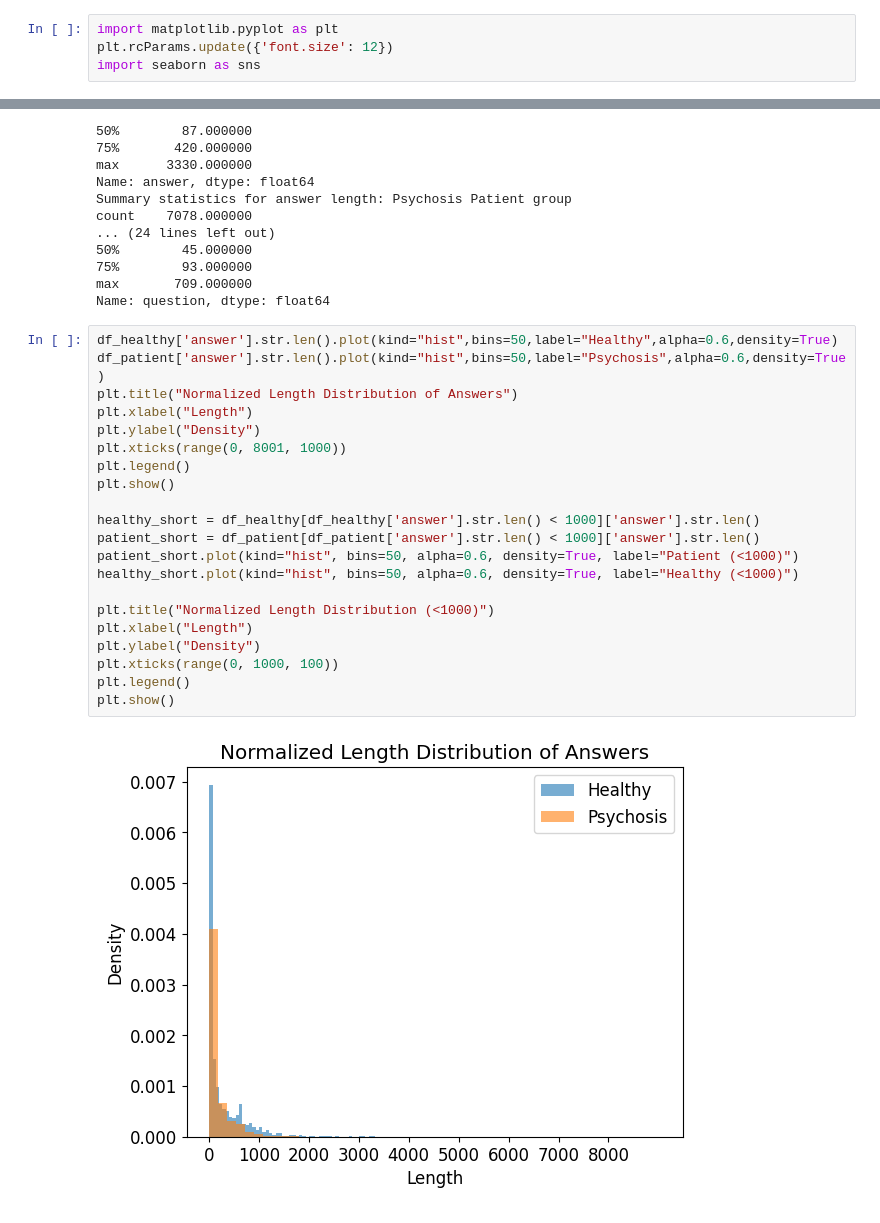
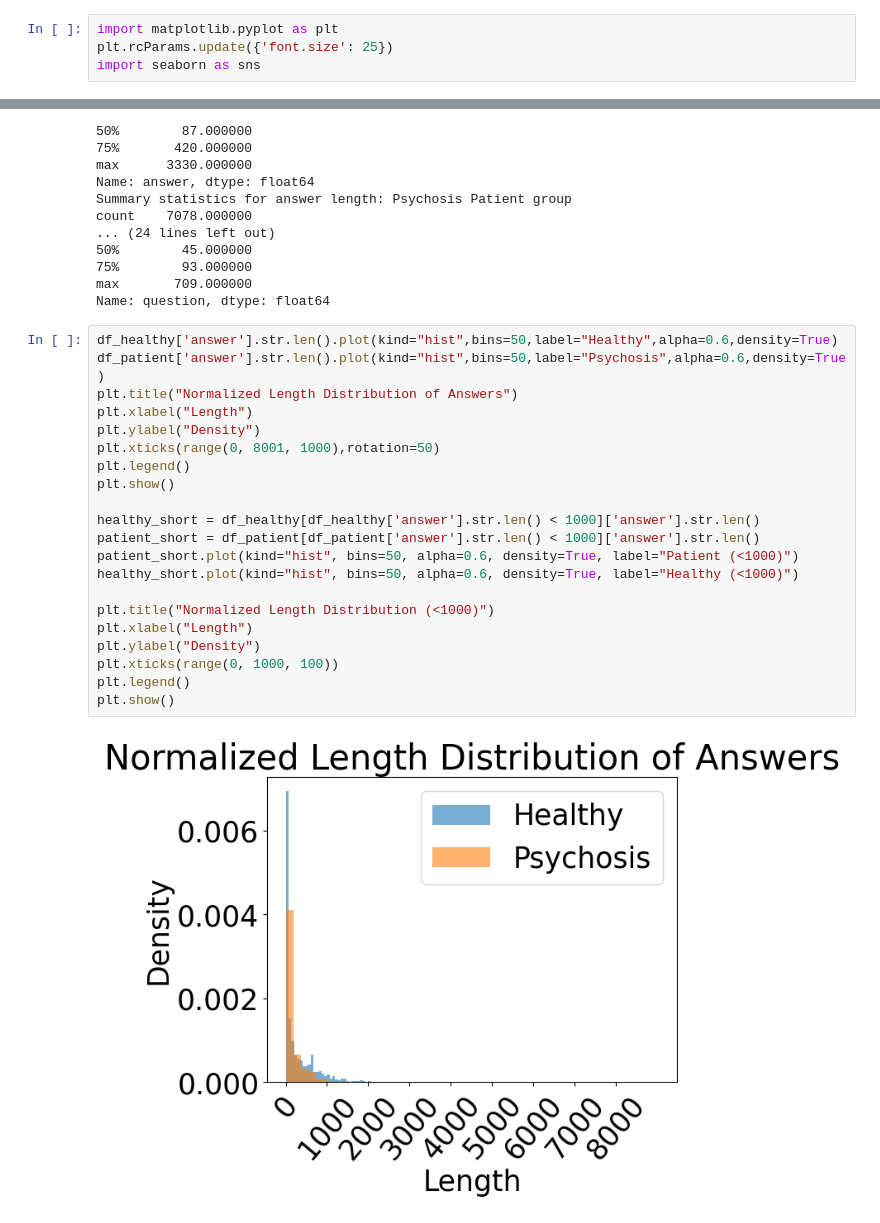
Before and after one commit to PabloCano1/TFG-Towards-Explainable-AI, a Jupyter notebook: code/01_preprocessing/analysis.ipynb, the cells around one changed output, grey strips where cells are left out. Cells and saved outputs as stored; diff of their text form.

```diff
--- a/code/01_preprocessing/analysis.ipynb
+++ b/code/01_preprocessing/analysis.ipynb
@@ -11,7 +11,7 @@ df_1 = pd.read_excel(path+'/transcripts/Discourse-UWO/metadata.xlsx',index_col=0
 metadata = pd.read_excel(path+'/transcripts/Discourse-UWO/metadata.xlsx',index_col=0)
 # %%
 import matplotlib.pyplot as plt
-plt.rcParams.update({'font.size': 12})
+plt.rcParams.update({'font.size': 25})
 import seaborn as sns
 # %% [markdown]
 ## Age Analysis
@@ -148,23 +148,23 @@ Name: question, dtype: float64
 # %%
 df_healthy['answer'].str.len().plot(kind="hist",bins=50,label="Healthy",alpha=0.6,density=True)
 df_patient['answer'].str.len().plot(kind="hist",bins=50,label="Psychosis",alpha=0.6,density=True)
 plt.title("Normalized Length Distribution of Answers")
 plt.xlabel("Length")
 plt.ylabel("Density")
-plt.xticks(range(0, 8001, 1000))
+plt.xticks(range(0, 8001, 1000),rotation=50)
 plt.legend()
 plt.show()
 
 healthy_short = df_healthy[df_healthy['answer'].str.len() < 1000]['answer'].str.len()
 patient_short = df_patient[df_patient['answer'].str.len() < 1000]['answer'].str.len()
 patient_short.plot(kind="hist", bins=50, alpha=0.6, density=True, label="Patient (<1000)")
 healthy_short.plot(kind="hist", bins=50, alpha=0.6, density=True, label="Healthy (<1000)")
 
 plt.title("Normalized Length Distribution (<1000)")
 plt.xlabel("Length")
 plt.ylabel("Density")
 plt.xticks(range(0, 1000, 100))
 plt.legend()
 plt.show()
 # %% [output]
-[figure, old version]
+[figure, new version]
```
Also changed, not shown: parts of 5 cells of this notebook, 29 other files.
